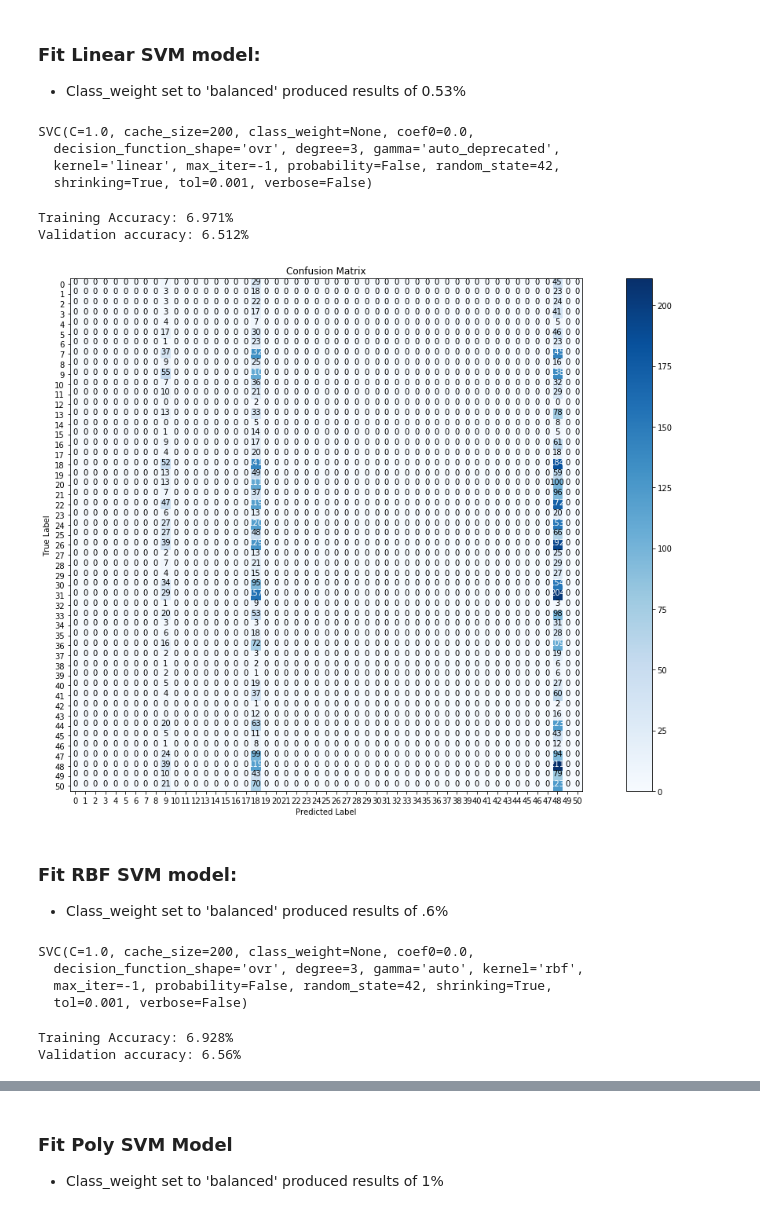
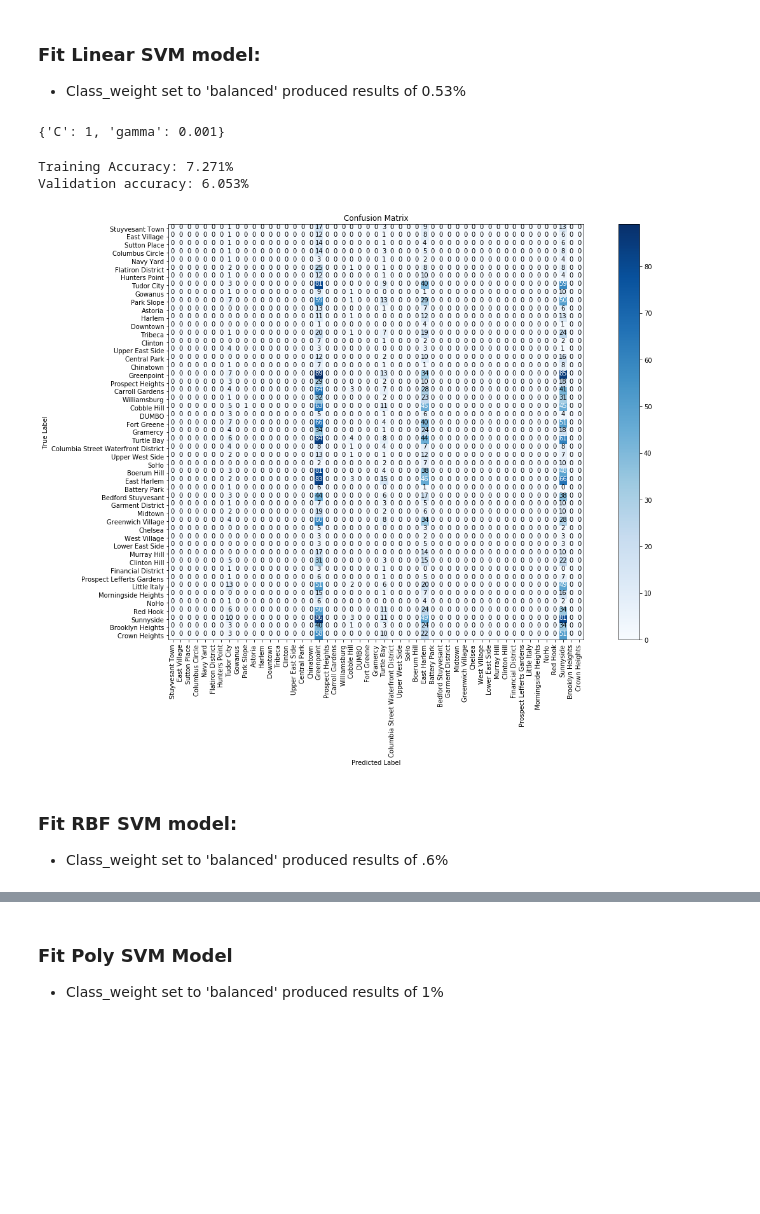
Before and after one commit to lewi0332/flatiron_mod_3_citibike, a Jupyter notebook: citibike_svm.ipynb, the cells around one changed output, grey strips where cells are left out. Cells and saved outputs as stored; diff of their text form; code cells hidden in the pictures; blank space fills up the shorter version.

```diff
--- a/citibike_svm.ipynb
+++ b/citibike_svm.ipynb
@@ -28,7 +29,5 @@ df = pd.read_csv('citibike_data/citibike_2018.csv')
-# %%
-df = df.drop('tripduration', axis=1)
 # %%
-df_small = df.sample(25000)
+df_small = df.sample(15000)
 # %% [markdown]
 Split variables from targets:
 # %%
@@ -40,3 +35,0 @@ le = LabelEncoder()
-# %%
-labels = le.fit_transform(labels.astype(str))
-labels_removed_df = df_small.drop('stop_nhbr', axis=1)
@@ -62,7 +48,0 @@ clf = svm.SVC(kernel='linear', random_state=42)
-# %%
-clf.fit(X_train, y_train)
-# %% [output]
-SVC(C=1.0, cache_size=200, class_weight=None, coef0=0.0,
-  decision_function_shape='ovr', degree=3, gamma='auto_deprecated',
-  kernel='linear', max_iter=-1, probability=False, random_state=42,
-  shrinking=True, tol=0.001, verbose=False)
@@ -71,17 +49,13 @@ training_preds = clf.predict(X_train)
-# %%
-val_preds = clf.predict(X_test)
-training_accuracy = accuracy_score(y_train, training_preds)
-val_accuracy = accuracy_score(y_test, val_preds)
-
-print("Training Accuracy: {:.4}%".format(training_accuracy * 100))
-print("Validation accuracy: {:.4}%".format(val_accuracy * 100))
-# %% [output]
-Training Accuracy: 6.971%
-Validation accuracy: 6.512%
-# %%
-show_cf(y_test, val_preds)
-# %% [output]
-[figure, removed]
+# %%
+svc_param_selection(X_train, y_train, 2, 'linear')
+# %% [output]
+{'C': 1, 'gamma': 0.001}
+# %%
+svm_function(X_train, y_train, X_test, y_test, kern='linear', gamma1=1, rand=42, c1=1)
+# %% [output]
+Training Accuracy: 7.271%
+Validation accuracy: 6.053%
+[figure, added]
 # %% [markdown]
 ### Fit RBF SVM model:
 
@@ -91,7 +62,0 @@ clf_rbf = svm.SVC(kernel='rbf', gamma='auto', random_state=42)
-# %%
-clf_rbf.fit(X_train, y_train)
-# %% [output]
-SVC(C=1.0, cache_size=200, class_weight=None, coef0=0.0,
-  decision_function_shape='ovr', degree=3, gamma='auto', kernel='rbf',
-  max_iter=-1, probability=False, random_state=42, shrinking=True,
-  tol=0.001, verbose=False)
@@ -100,10 +62,0 @@ training_preds = clf_rbf.predict(X_train)
-# %%
-val_preds = clf_rbf.predict(X_test)
-training_accuracy = accuracy_score(y_train, training_preds)
-val_accuracy = accuracy_score(y_test, val_preds)
-
-print("Training Accuracy: {:.4}%".format(training_accuracy * 100))
-print("Validation accuracy: {:.4}%".format(val_accuracy * 100))
-# %% [output]
-Training Accuracy: 6.928%
-Validation accuracy: 6.56%
```
Also changed, not shown: parts of 34 cells of this notebook, 2 other files.
